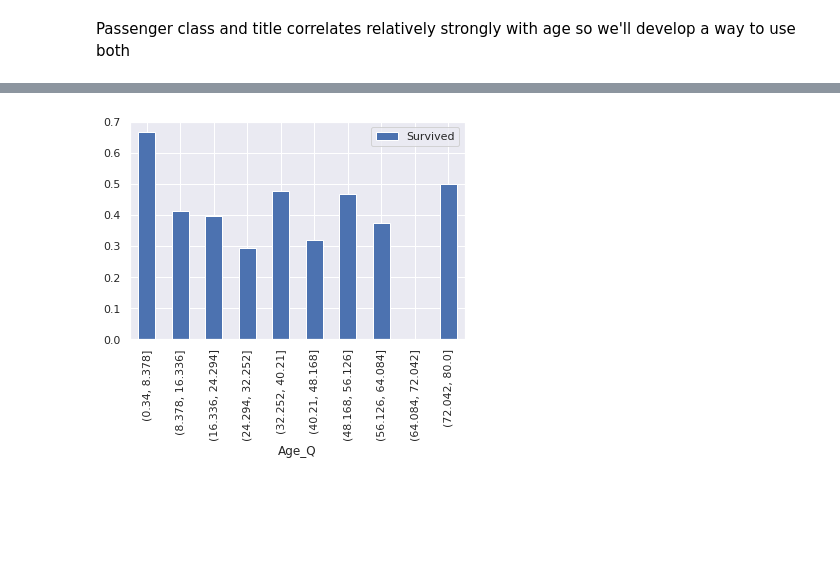
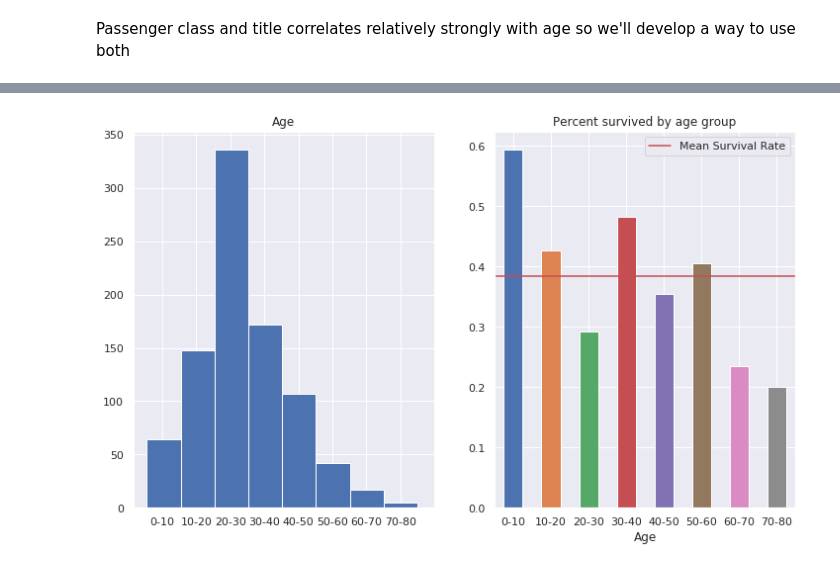
Before and after one commit to JamJarKid/Kaggle, a Jupyter notebook: Titanic/exploration.ipynb, the cells around one changed output, grey strips where cells are left out. Cells and saved outputs as stored; diff of their text form; code cells hidden in the pictures; blank space fills up the shorter version.

```diff
--- a/Titanic/exploration.ipynb
+++ b/Titanic/exploration.ipynb
@@ -434,0 +361,3 @@ display(Miss_age)
+# %%
+for Title in ['Mr','Mrs', 'Miss']:
+    display(X.groupby(['Pclass', Title])['Age'].median())
@@ -435,10 +389,4 @@ display(Miss_age)
 # %%
-#Impute Age
 for Title in ['Mr','Mrs', 'Miss']:
     for i in range(1,4):
-        if Title == 'Mr':
-            X.loc[X['Age'].isnull() & (X[Title] == 1) & (X['Pclass'] == i), 'Age'] = Mr_age.loc[i][0]
-        elif Title == 'Mrs':
-            X.loc[X['Age'].isnull() & (X[Title] == 1) & (X['Pclass'] == i), 'Age'] = Mrs_age.loc[i][0]
-        else:
-            X.loc[X['Age'].isnull() & (X[Title] == 1) & (X['Pclass'] == i), 'Age'] = Miss_age.loc[i][0]
+        X.loc[X['Age'].isnull() & (X[Title] == 1) & (X['Pclass'] == i), 'Age'] = X.groupby(['Pclass', Title])['Age'].median()[i][1]
@@ -450,8 +392,0 @@ X['Age'].hist()
-# %%
-X['Age_Q'] = pd.cut(X['Age'], 10)
-
-X.groupby('Age_Q')[['Survived']].mean().plot(kind='bar')
-
-X.drop('Age_Q',axis=1, inplace=True)
-# %% [output]
-[figure, removed]
@@ -466,0 +393,22 @@ Y = X.pop('Survived')
+# %%
+fig, axarr = plt.subplots(1,2, figsize =(12,7))
+for i in range(0,2):
+    plt.sca(axarr[i])
+    if i == 0:
+        X['Age'].hist(bins=8, label='Mean Survival Rate in age range')
+        plt.title('Age')
+        plt.xticks(np.arange(5,95,10), ['0-10', '10-20', '20-30', '30-40', '40-50', '50-60', '60-70', '70-80'], rotation='horizontal')
+    else:
+        try: #Strange error when trying to plot whilst using a categorical index used by pd.cut
+            plt.plot(X.groupby(by = pd.cut(X['Age'], 8))['Survived'].mean().plot(kind = 'bar'))
+        except: TypeError
+        line = plt.axhline(y=X['Survived'].mean(), color = 'r', label='Mean Survival Rate')
+        plt.title('Percent survived by age group')
+        plt.xticks(np.arange(0,8,1), ['0-10', '10-20', '20-30', '30-40', '40-50', '50-60', '60-70', '70-80'], rotation='horizontal')
+        plt.legend([line], ['Mean Survival Rate'])
+
+    #ax.set(xlim=(0, 10), ylim=(-2, 2),
+       #xlabel='x', ylabel='sin(x)',
+       #title='A Simple Plot');
+# %% [output]
+[figure, added]
```
Also changed, not shown: parts of 20 cells of this notebook, 1 other file.
